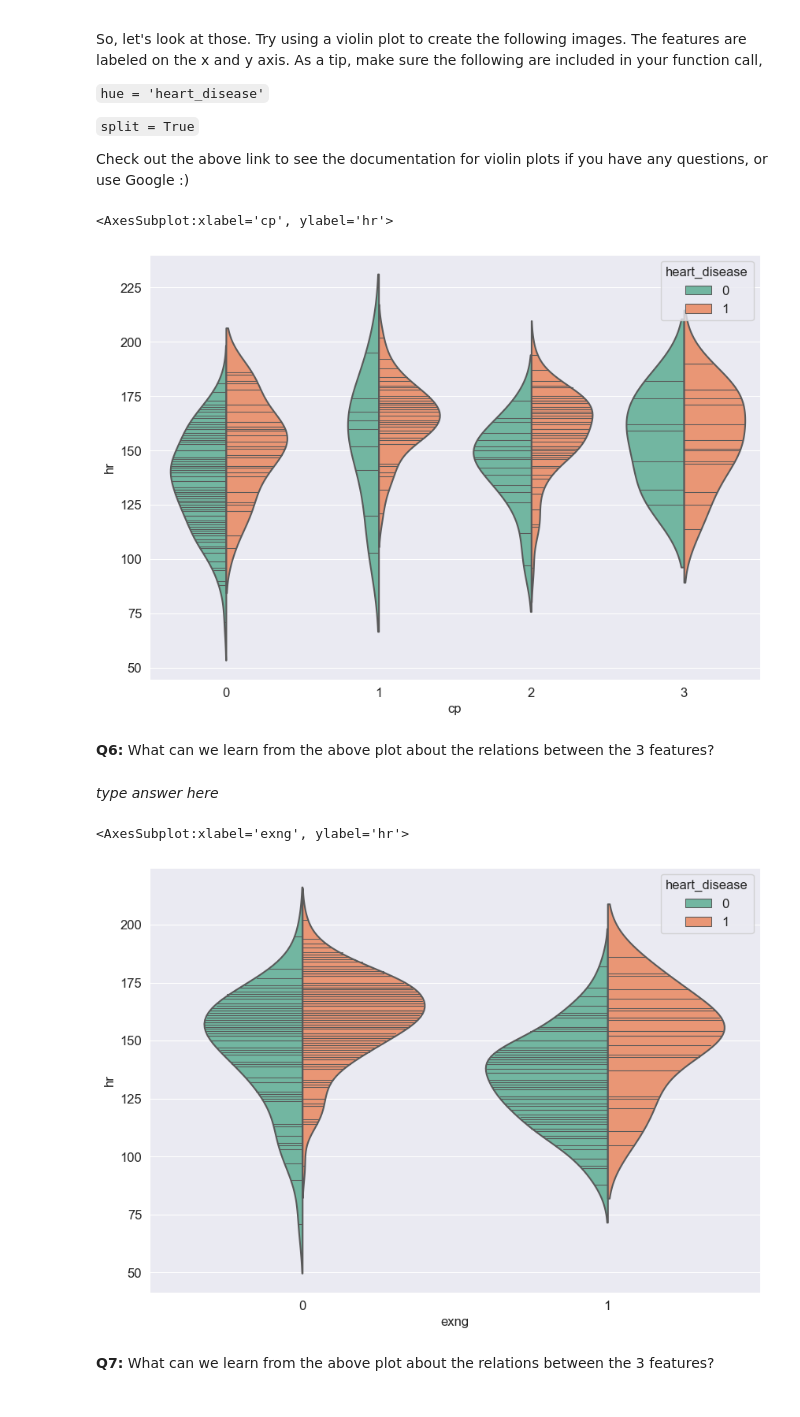
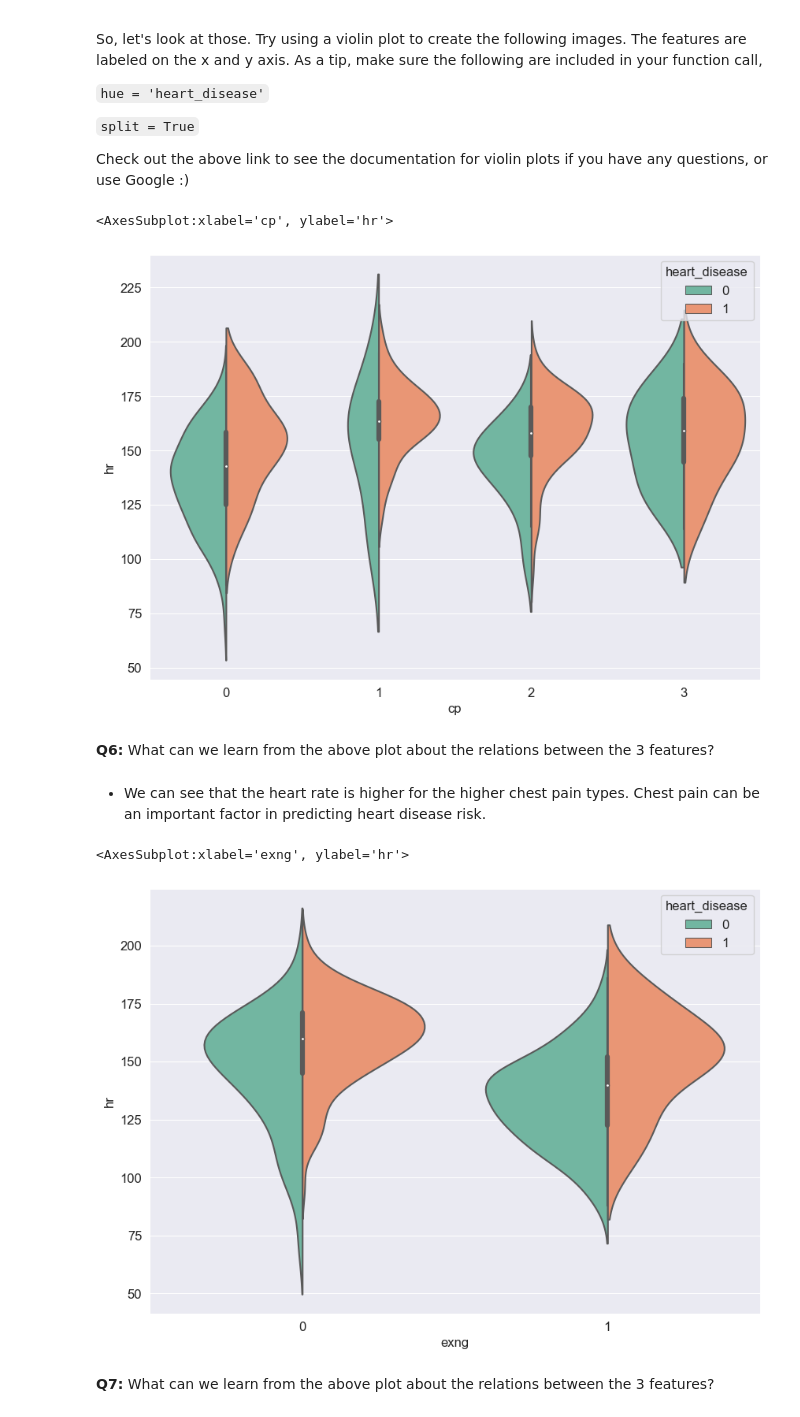
Before and after one commit to ndminhvn/UH-COSC3337, a Jupyter notebook: Homeworks/HW2/hw2_student/Nguyen_Minh_3337_HW2.ipynb, the cells around one changed output. Drawn from its saved outputs; the diff is of its cells as text; code cells hidden in the pictures.

```diff
--- a/Homeworks/HW2/hw2_student/Nguyen_Minh_3337_HW2.ipynb
+++ b/Homeworks/HW2/hw2_student/Nguyen_Minh_3337_HW2.ipynb
@@ -161,20 +162,20 @@ Check out the above link to see the documentation for violin plots if you have a
 # %%
 ### Put code here to reproduce the below output
 sns.violinplot(data=heart_df, x='cp', y='hr', hue='heart_disease',
-               split=True, palette='Set2',inner='stick')
+               split=True, palette='Set2')
 # %% [output]
 <AxesSubplot:xlabel='cp', ylabel='hr'>
-[figure, old version]
+[figure, new version]
 # %% [markdown]
 __Q6:__ What can we learn from the above plot about the relations between the 3 features?
-# %% [markdown]
-_type answer here_
+# %% [markdown]
+- We can see that the heart rate is higher for the higher chest pain types. Chest pain can be an important factor in predicting heart disease risk.
 # %%
 ### Put code here to reproduce the below output
 sns.violinplot(data=heart_df, x='exng', y='hr', hue='heart_disease',
-               split=True, palette='Set2',inner='stick')
+               split=True, palette='Set2')
 # %% [output]
 <AxesSubplot:xlabel='exng', ylabel='hr'>
-[figure, old version]
+[figure, new version]
 # %% [markdown]
 __Q7:__ What can we learn from the above plot about the relations between the 3 features?
```
Also changed, not shown: parts of 28 cells of this notebook.
